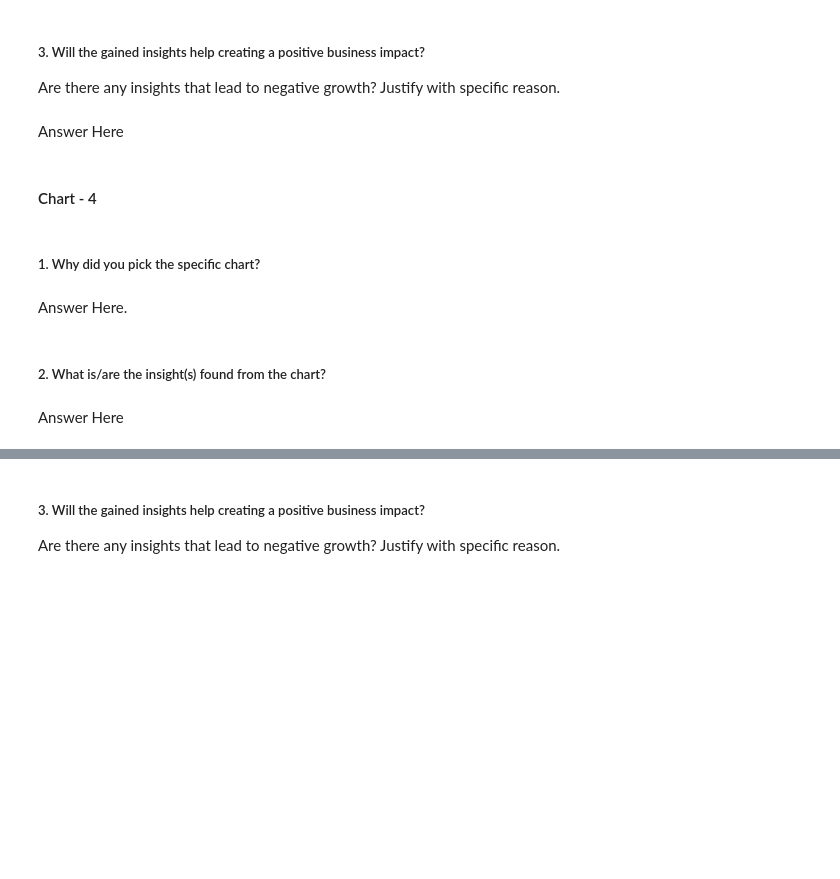
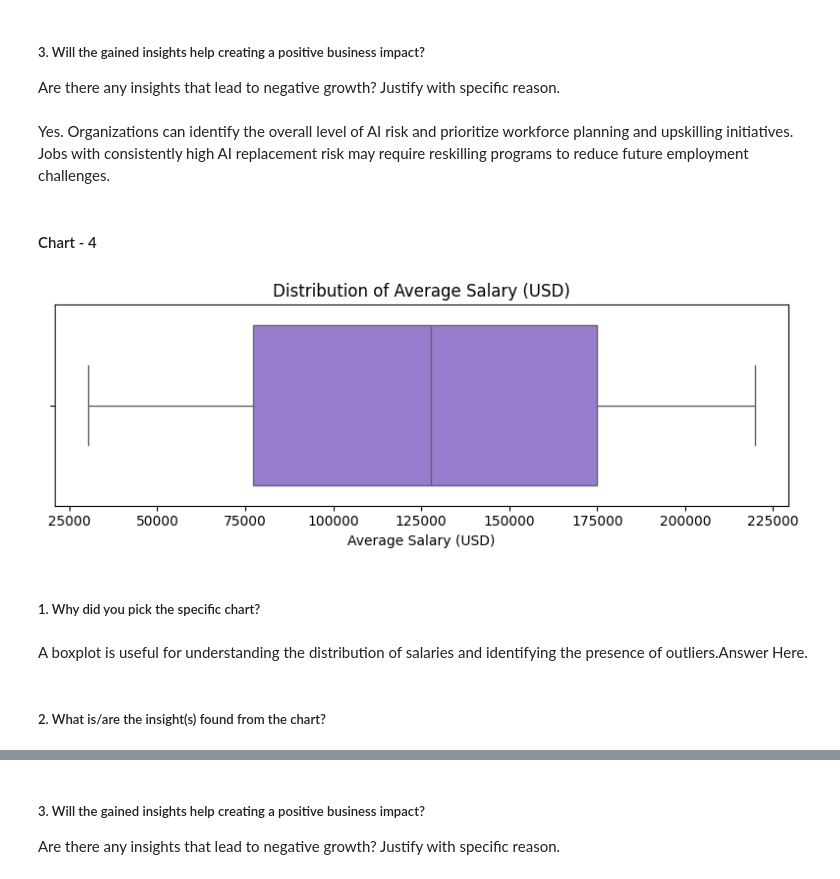
Before and after one commit to ianujrathore/GenerativeAI-and-AgenticAI, a Jupyter notebook: EDA_Project_AI_Impact_on_Job_Market_by_2030.ipynb, the cells around one changed output, grey strips where cells are left out. Cells and saved outputs as stored; diff of their text form; code cells hidden in the pictures; blank space fills up the shorter version.

```diff
--- a/EDA_Project_AI_Impact_on_Job_Market_by_2030.ipynb
+++ b/EDA_Project_AI_Impact_on_Job_Market_by_2030.ipynb
@@ -317,7 +348,8 @@ Answer Here
 # %% [markdown]
 ##### 3. Will the gained insights help creating a positive business impact?
 Are there any insights that lead to negative growth? Justify with specific reason.
-# %% [markdown]
-Answer Here
+# %% [markdown]
+Yes. Organizations can identify the overall level of AI risk and prioritize workforce planning and upskilling initiatives.
+Jobs with consistently high AI replacement risk may require reskilling programs to reduce future employment challenges.
 # %% [markdown]
 #### Chart - 4
@@ -326,8 +356,17 @@ Answer Here
+# %%
+# Chart - 4 visualization code
+plt.figure(figsize=(8,3))
+sns.boxplot(x=df['Average_Salary_USD'], color='mediumpurple')
+
+plt.title('Distribution of Average Salary (USD)')
+plt.xlabel('Average Salary (USD)')
+plt.tight_layout()
+plt.show()
+# %% [output]
+[figure, added]
 # %% [markdown]
 ##### 1. Why did you pick the specific chart?
-# %% [markdown]
-Answer Here.
+# %% [markdown]
+A boxplot is useful for understanding the distribution of salaries and identifying the presence of outliers.Answer Here.
 # %% [markdown]
 ##### 2. What is/are the insight(s) found from the chart?
-# %% [markdown]
-Answer Here
```
Also changed, not shown: parts of 34 cells of this notebook.
